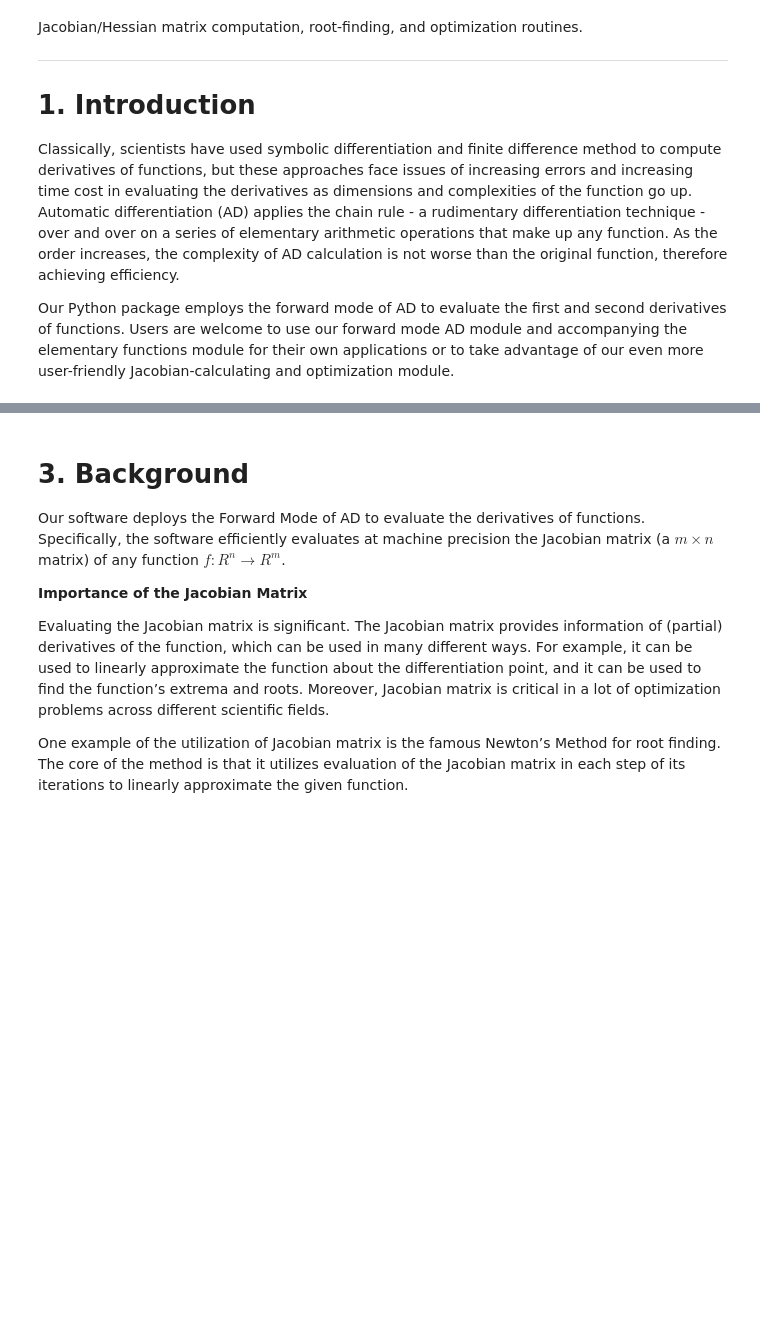
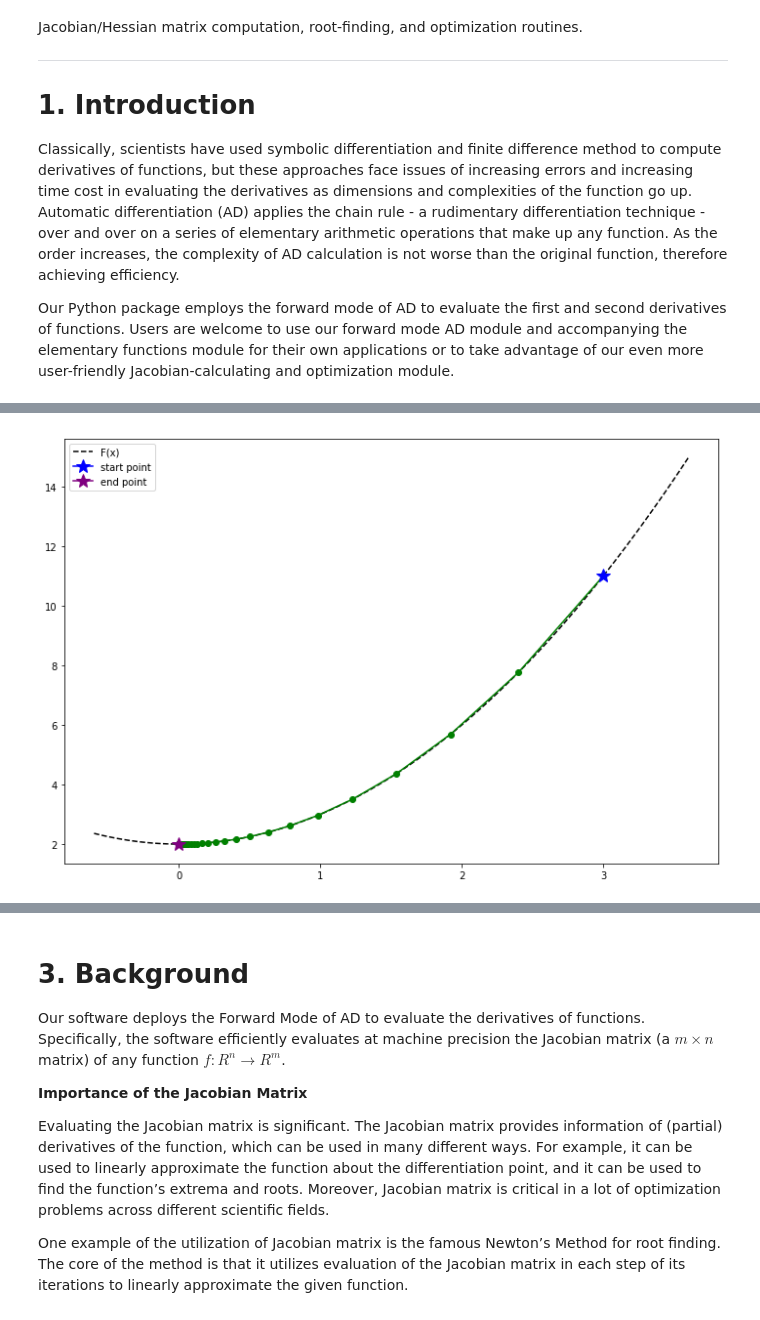
Before and after one commit to CS207ProjectGroup8/cs207-FinalProject, a Jupyter notebook: docs/documentation.ipynb, the cells around one changed output, grey strips where cells are left out. Saved outputs shown, nothing was run; the diff lists cells and outputs as text; code cells hidden in the pictures; blank space fills up the shorter version.

```diff
--- a/docs/documentation.ipynb
+++ b/docs/documentation.ipynb
@@ -35,0 +176,4 @@ f = x*y + x
+# %%
+gd_result1 = adf.Mini(D, [3], method = "gradient-descent", rate = 0.1, plot = True)
+# %% [output]
+[figure, added]
```
Also changed, not shown: parts of 69 cells of this notebook.
